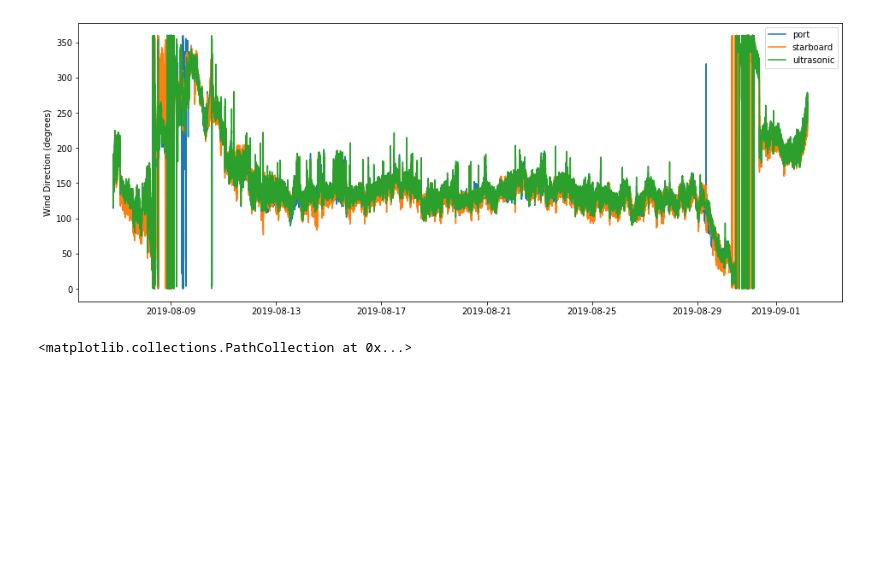
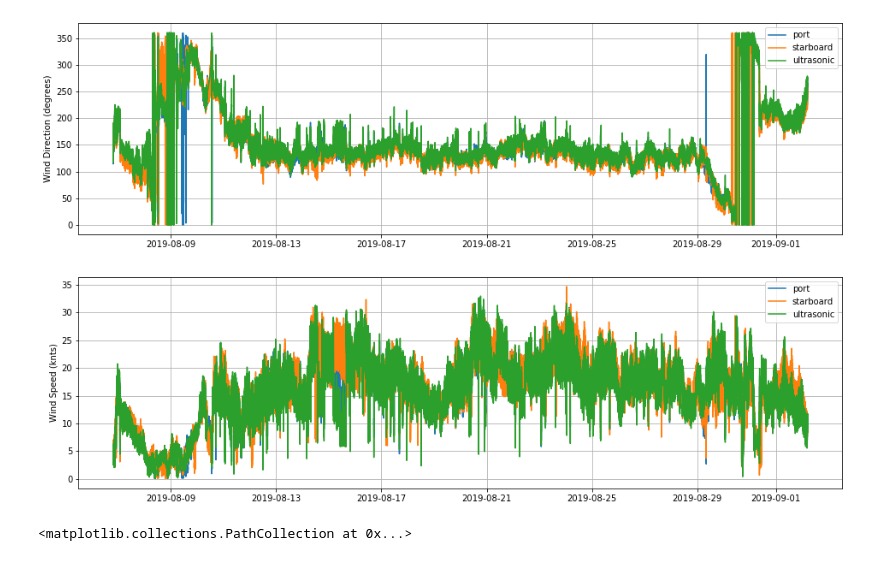
Before and after one commit to siwill22/geo-investigator, a Jupyter notebook: underway_data_plots.ipynb, the cells around one changed output. Cells and saved outputs as stored; diff of their text form; code cells hidden in the pictures; blank space fills up the shorter version.

```diff
--- a/underway_data_plots.ipynb
+++ b/underway_data_plots.ipynb
@@ -34,15 +34,27 @@ Index(['latitude', 'longitude', 'alt', 'speedOG', 'courseOG', 'shipHeading',
        'doSaturation'],
       dtype='object')
 # %%
-plt.figure(figsize=(16,6))
+plt.figure(figsize=(16,10))
+
+plt.subplot(211)
 plt.plot(df_underway.portTrueWindDir,label='port')
 plt.plot(df_underway.stbdTrueWindDir,label='starboard')
 plt.plot(df_underway.ultrasonicTrueWindDir,label='ultrasonic')
 plt.legend()
 plt.ylabel('Wind Direction (degrees)')
+plt.grid()
+
+plt.subplot(212)
+plt.plot(df_underway.portTrueWindSpeed,label='port')
+plt.plot(df_underway.stbdTrueWindSpeed,label='starboard')
+plt.plot(df_underway.ultrasonicTrueWindSpeed,label='ultrasonic')
+plt.legend()
+plt.ylabel('Wind Speed (knts)')
+plt.grid()
+plt.savefig('IN2019_V04_WindDirectionSpeed.png')
 plt.show()
 # %% [output]
-[figure, old version]
+[figure, new version]
 # %%
 
 plt.figure(figsize=(14,14))
```
